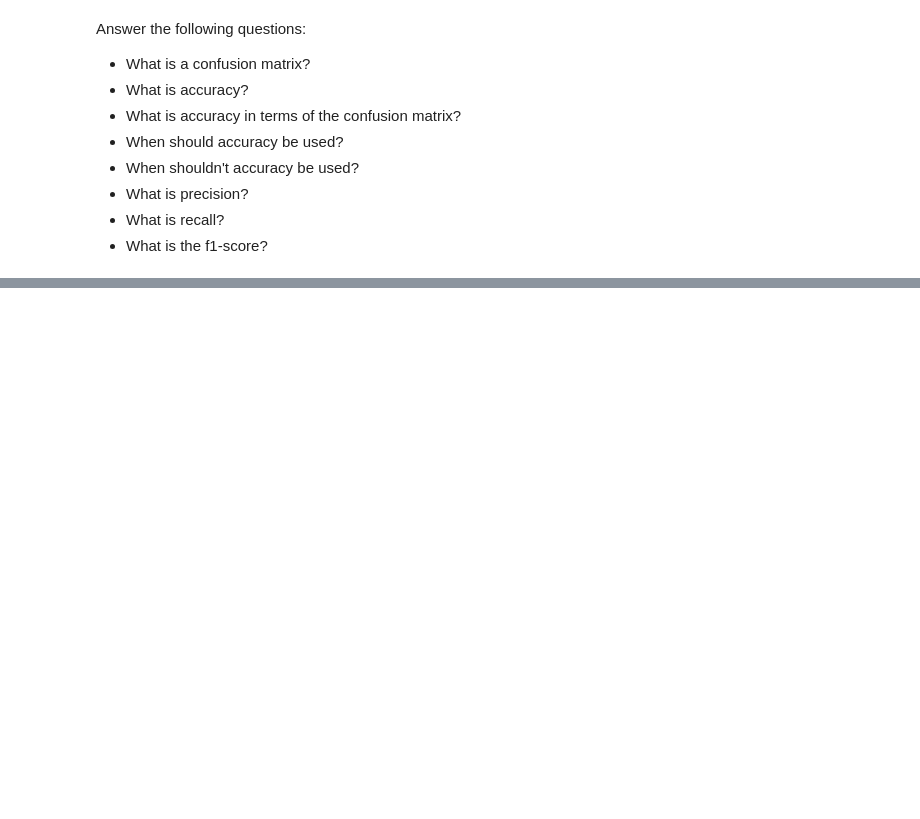
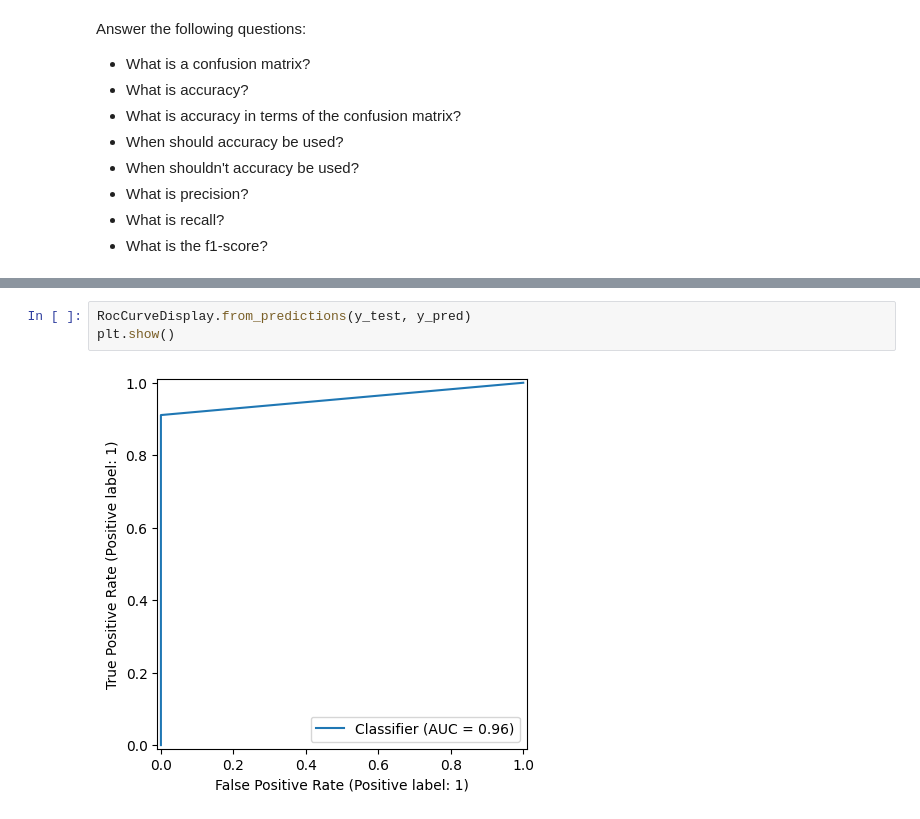
Before and after one commit to bili2002/ML_23-24, a Jupyter notebook: Week_06 - Classification. SVM/solution_svm.ipynb, the cells around one changed output, grey strips where cells are left out. Cells and saved outputs as stored; diff of their text form; blank space fills up the shorter version.

```diff
--- a/Week_06 - Classification. SVM/solutions_partial_svm.ipynb
+++ b/Week_06 - Classification. SVM/solution_svm.ipynb
@@ -584,0 +578,5 @@ Precision and Recall can hardly be maximized together.
+# %%
+RocCurveDisplay.from_predictions(y_test, y_pred)
+plt.show()
+# %% [output]
+[figure, added]
```
Also changed, not shown: parts of 46 cells of this notebook.
